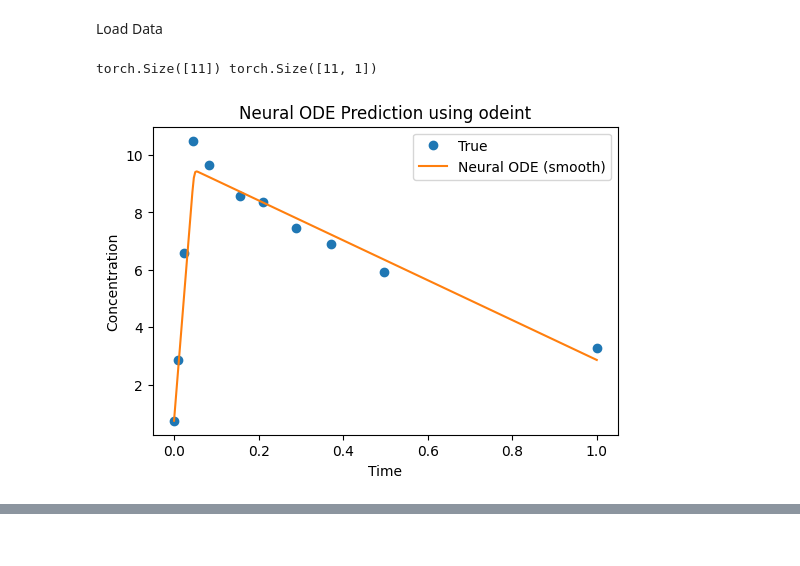
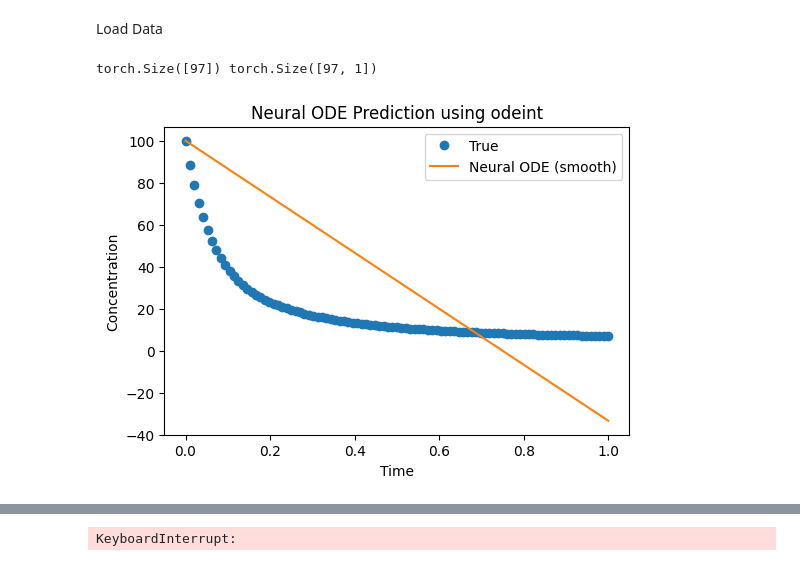
Before and after one commit to VNSwtHuo/MAT292_ODE_Project, a Jupyter notebook: models/NeuralODE/neuralODE.ipynb, the cells around one changed output, grey strips where cells are left out. Drawn from its saved outputs; the diff is of its cells as text; code cells hidden in the pictures.

```diff
--- a/models/NeuralODE/neuralODE.ipynb
+++ b/models/NeuralODE/neuralODE.ipynb
@@ -299,10 +303,10 @@ class PKGRU(nn.Module):
 # %% [markdown]
 Load Data
 # %%
-data = pd.read_csv('/Users/vanessahuo/Documents/GitHub/MAT292_ODE_Project/data/Remifentanil/remifentanil.csv')
+data = pd.read_csv('/Users/vanessahuo/Documents/GitHub/MAT292_ODE_Project/USETHIS_Simulation_output.csv')
 
-t_np = data['Time'].values.astype(np.float32)
-C_np = data['conc'].values.astype(np.float32)
+t_np = data['time'].values.astype(np.float32)
+C_np = data['CENT'].values.astype(np.float32)
 
 # Remove missing concentration values
 mask = ~np.isnan(C_np)
@@ -310,8 +314,8 @@ t_np = t_np[mask]
 C_np = C_np[mask]
 
 N = 48
-t_np = t_np[:N]
-C_np = C_np[:N]
+t_np = t_np[1:]
+C_np = C_np[1:]
 # %%
 # FIX: ensure strictly increasing time
 t_np, unique_idx = np.unique(t_np, return_index=True)
@@ -325,7 +329,7 @@ C = torch.tensor(C_np.reshape(-1,1), dtype=torch.float32)
 
 print(t.shape, C.shape)
 # %% [output]
-torch.Size([11]) torch.Size([11, 1])
+torch.Size([97]) torch.Size([97, 1])
 # %%
 def plot_results(t, C, ode_trained, traj, method, save=None):
     plt.figure(figsize=(6,4))
@@ -366,8 +370,9 @@ def train_model(t, C, ode_trained, method='odeint', epochs=500, lr=0.01, plot_fr
             print(t.shape, C.shape)
             print(z0.shape)
 # %%
-hidden_dim = 16
+hidden_dim = 32
 ode_trained = NeuralODE(MLPODE(hidden_dim=hidden_dim))
-train_model(t, C, ode_trained, method='odeint', epochs=5500, lr=0.005, plot_freq=100)
+# ode_trained = NeuralODE(LinearODE())
+train_model(t, C, ode_trained, method='odeint', epochs=5500, lr=0.01, plot_freq=100)
 # %% [output]
-[figure, old version]
+[figure, new version]
@@ -376 +381,2 @@ torch.Size([11]) torch.Size([11, 1])
 torch.Size([1, 1])
+KeyboardInterrupt:
```
Also changed, not shown: parts of 2 cells of this notebook, 12 other files.
